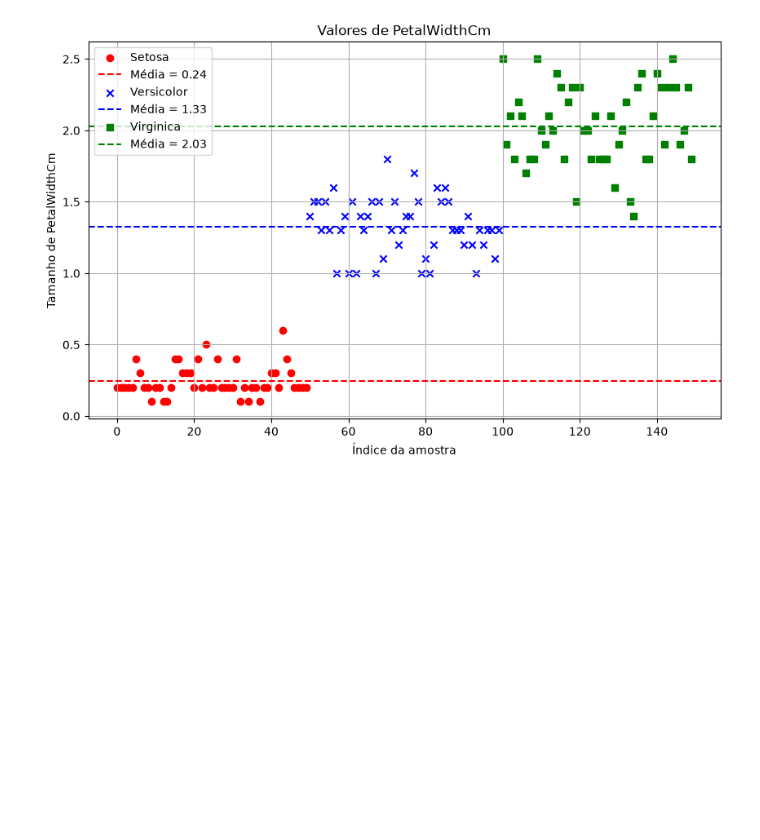
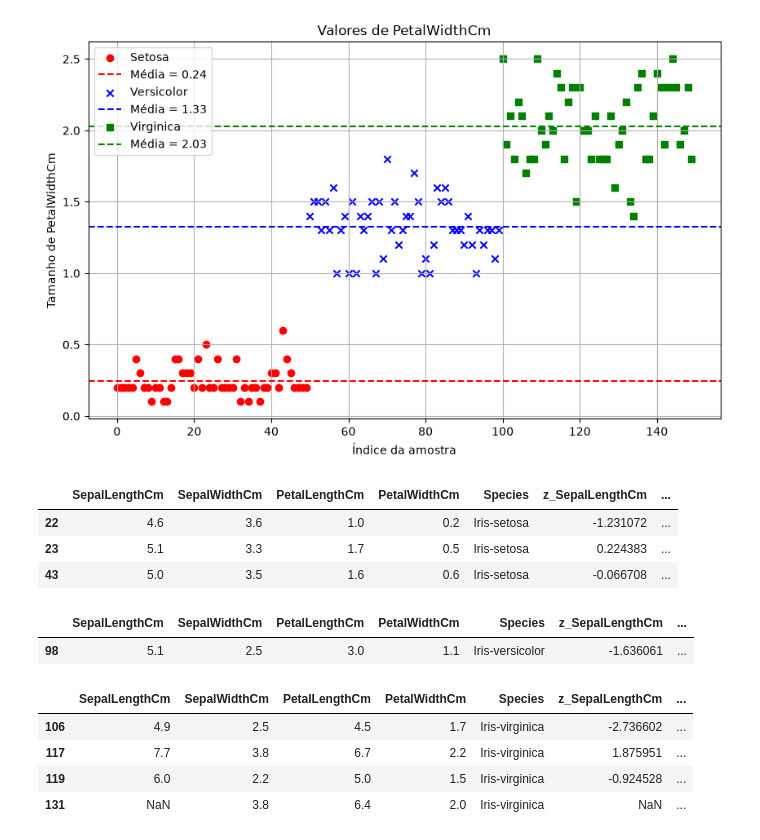
Before and after one commit to Niscoder/CursoIA, a Jupyter notebook: ex_iris/solucao.ipynb, the cells around one changed output. Drawn from its saved outputs; the diff is of its cells as text; code cells hidden in the pictures; blank space fills up the shorter version.

```diff
--- a/ex_iris/solucao.ipynb
+++ b/ex_iris/solucao.ipynb
@@ -195,0 +225,36 @@ plotar_scatter("PetalWidthCm")
+# %%
+
+out_setosa = df_virginica.loc[(df_virginica["oiqr_SepalLengthCm"] == True) |
+                            (df_virginica["oiqr_SepalWidthCm"] == True) |
+                            (df_virginica["oiqr_PetalLengthCm"] == True) |
+                            (df_virginica["oiqr_PetalWidthCm"] == True)]
+
+out_setosa
+# %% [output]
+|  | SepalLengthCm | SepalWidthCm | PetalLengthCm | PetalWidthCm | Species | z_SepalLengthCm | ... |
+| 22 | 4.6 | 3.6 | 1.0 | 0.2 | Iris-setosa | -1.231072 | ... |
+| 23 | 5.1 | 3.3 | 1.7 | 0.5 | Iris-setosa | 0.224383 | ... |
+| 43 | 5.0 | 3.5 | 1.6 | 0.6 | Iris-setosa | -0.066708 | ... |
+# %%
+out_versicolor = df_virginica.loc[(df_virginica["oiqr_SepalLengthCm"] == True) |
+                            (df_virginica["oiqr_SepalWidthCm"] == True) |
+                            (df_virginica["oiqr_PetalLengthCm"] == True) |
+                            (df_virginica["oiqr_PetalWidthCm"] == True)]
+
+out_versicolor
+# %% [output]
+|  | SepalLengthCm | SepalWidthCm | PetalLengthCm | PetalWidthCm | Species | z_SepalLengthCm | ... |
+| 98 | 5.1 | 2.5 | 3.0 | 1.1 | Iris-versicolor | -1.636061 | ... |
+# %%
+out_virginica = df_virginica.loc[(df_virginica["oiqr_SepalLengthCm"] == True) |
+                            (df_virginica["oiqr_SepalWidthCm"] == True) |
+                            (df_virginica["oiqr_PetalLengthCm"] == True) |
+                            (df_virginica["oiqr_PetalWidthCm"] == True)]
+
+out_virginica
+# %% [output]
+|  | SepalLengthCm | SepalWidthCm | PetalLengthCm | PetalWidthCm | Species | z_SepalLengthCm | ... |
+| 106 | 4.9 | 2.5 | 4.5 | 1.7 | Iris-virginica | -2.736602 | ... |
+| 117 | 7.7 | 3.8 | 6.7 | 2.2 | Iris-virginica | 1.875951 | ... |
+| 119 | 6.0 | 2.2 | 5.0 | 1.5 | Iris-virginica | -0.924528 | ... |
+| 131 | NaN | 3.8 | 6.4 | 2.0 | Iris-virginica | NaN | ... |
```
Also changed, not shown: parts of 5 cells of this notebook.
